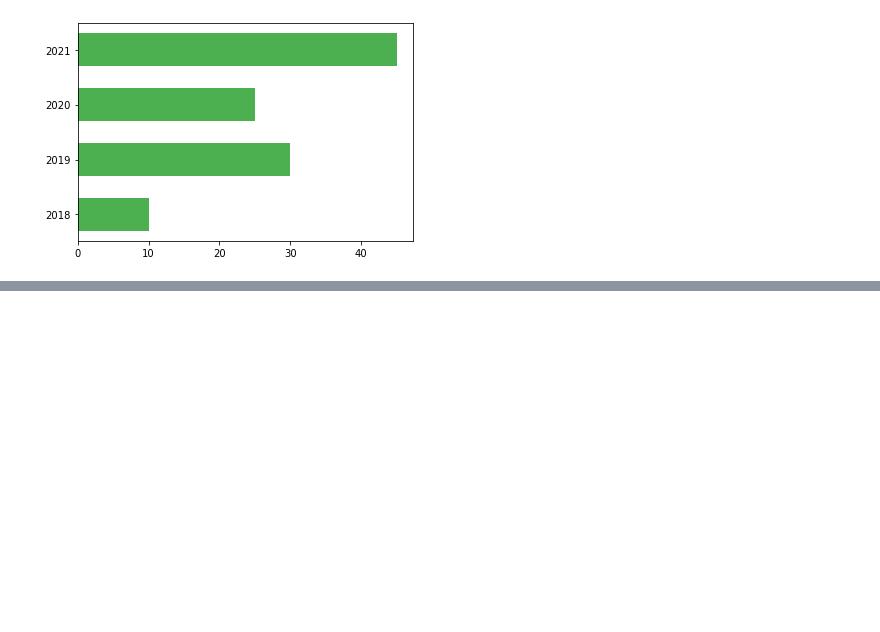
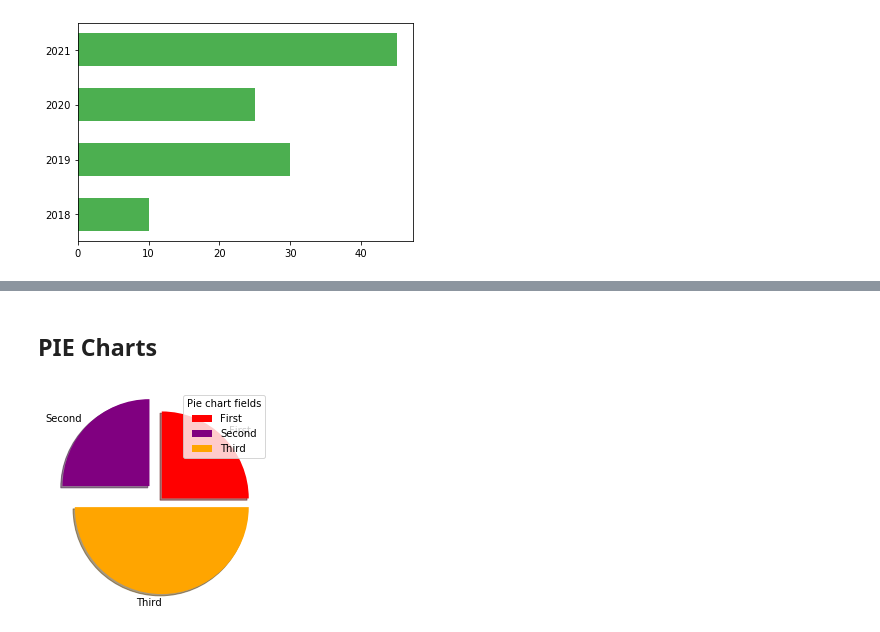
Before and after one commit to saurabhmehta1601/ML-stuff, a Jupyter notebook: L04-matplotlib/matplotlib.ipynb, the cells around one changed output, grey strips where cells are left out. Cells and saved outputs as stored; diff of their text form; code cells hidden in the pictures; blank space fills up the shorter version.

```diff
--- a/L04-matplotlib/matplotlib.ipynb
+++ b/L04-matplotlib/matplotlib.ipynb
@@ -177,0 +187,12 @@ plt.show()
+# %% [markdown]
+## PIE Charts
+# %%
+x = np.array([3,3,6])
+mycolors = np.array(["red","purple","orange"])
+mylabels = ["First","Second","Third"]
+
+plt.pie(x, colors= mycolors ,labels= mylabels , explode = [0,0.2,0.1], shadow = True )
+plt.legend(title="Pie chart fields")
+plt.show()
+# %% [output]
+[figure, added]
```
Also changed, not shown: parts of 2 cells of this notebook.
